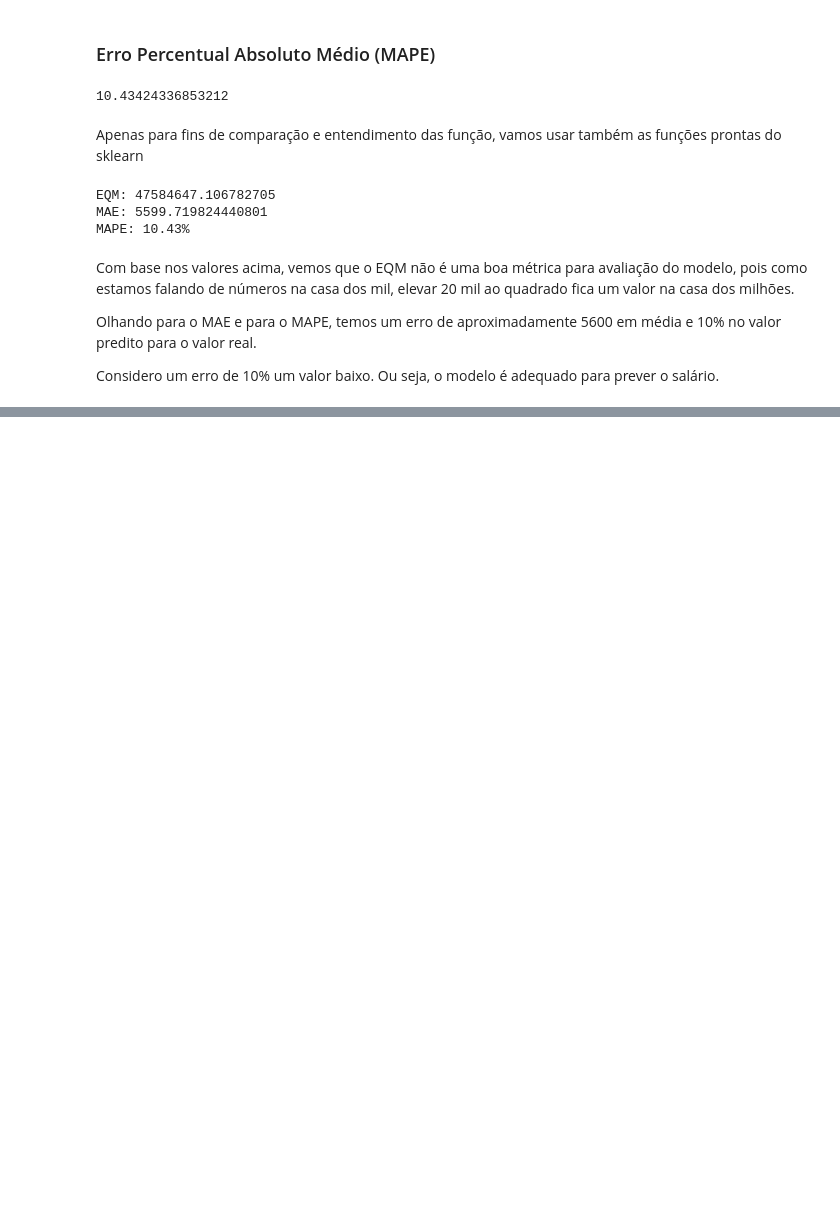
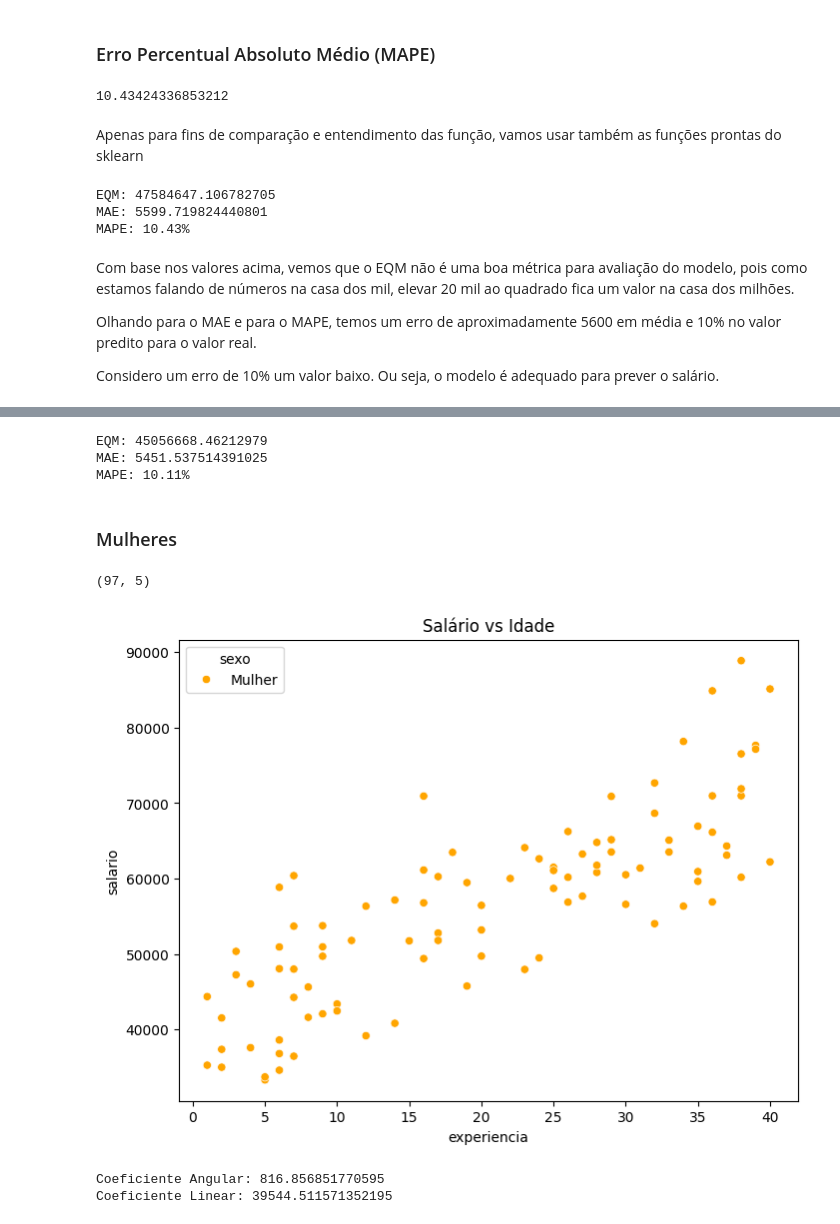
Before and after one commit to GodKelvin/pos-ia-dados-ufes, a Jupyter notebook: Regressão e Séries Temporais/Trab1_Regressao_Linear_Simples.ipynb, the cells around one changed output, grey strips where cells are left out. Drawn from its saved outputs; the diff is of its cells as text; code cells hidden in the pictures; blank space fills up the shorter version.

```diff
--- a/Regressão e Séries Temporais/Trab1_Regressao_Linear_Simples.ipynb
+++ b/Regressão e Séries Temporais/Trab1_Regressao_Linear_Simples.ipynb
@@ -266,0 +322,45 @@ Considero um erro de 10% um valor baixo. Ou seja, o modelo é adequado para prev
+# %%
+y_real = dataframe_man["salario"]
+y_pred = l_coeff + a_coeff * dataframe_man["experiencia"]
+
+#  Erro Quadrático Médio (EQM)
+eqm = mean_squared_error(y_real, y_pred)
+print(f"EQM: {eqm}")
+
+# Erro Absoluto Médio (MAE)
+mae = mean_absolute_error(y_real, y_pred)
+print(f"MAE: {mae}")
+
+# Erro Percentual Absoluto Médio (MAPE)
+mape = mean_absolute_percentage_error(y_real, y_pred)
+print(f"MAPE: {mape * 100:.2f}%")
+# %% [output]
+EQM: 45056668.46212979
+MAE: 5451.537514391025
+MAPE: 10.11%
+# %% [markdown]
+### Mulheres
+# %%
+
+dataframe_woman = dataframe[dataframe["sexo"] == "Mulher"]
+dataframe_woman.shape
+# %% [output]
+(97, 5)
+# %%
+plt.figure(figsize=(8, 6))
+sns.scatterplot(x='experiencia', y='salario', hue='sexo', data=dataframe_woman, palette=["orange"])
+plt.title('Salário vs Idade')
+plt.show()
+# %% [output]
+[figure, added]
+# %%
+model_lg = LinearRegression()
+model_lg.fit(dataframe_woman[["experiencia"]], dataframe_woman["salario"])
+
+a_coeff = model_lg.coef_[0]
+l_coeff = model_lg.intercept_
+
+print("Coeficiente Angular: {0}\nCoeficiente Linear: {1}".format(a_coeff, l_coeff))
+# %% [output]
+Coeficiente Angular: 816.856851770595
+Coeficiente Linear: 39544.511571352195
```
Also changed, not shown: parts of 20 cells of this notebook.
